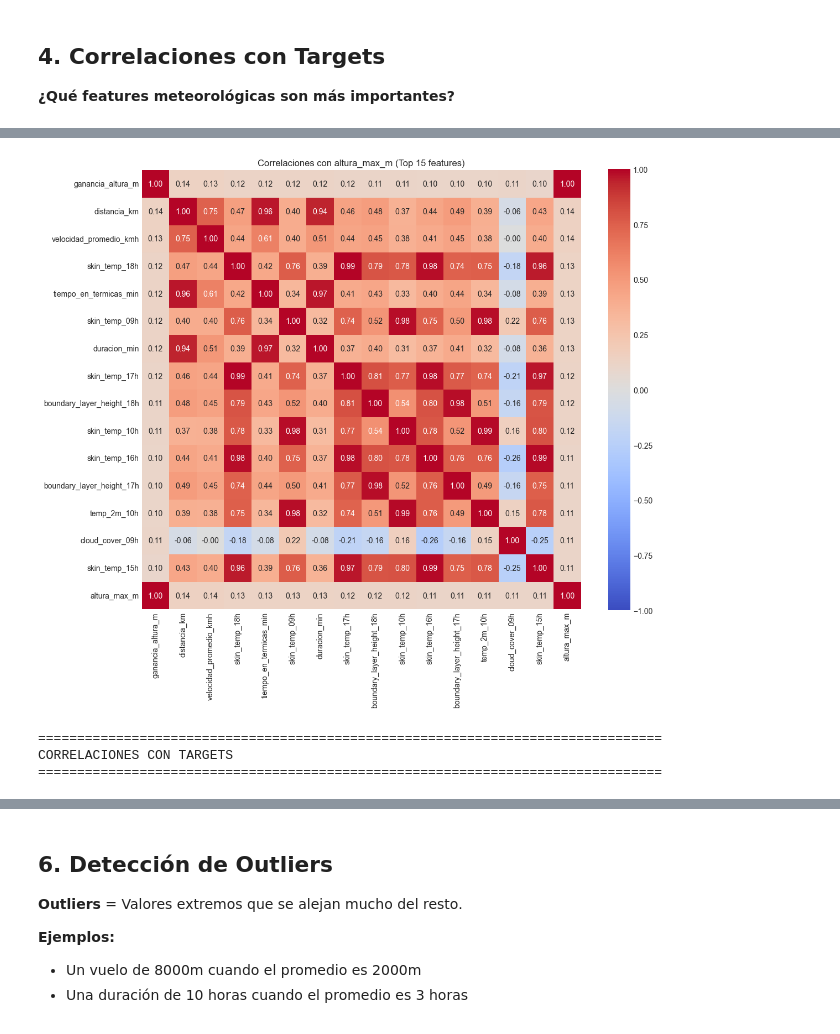
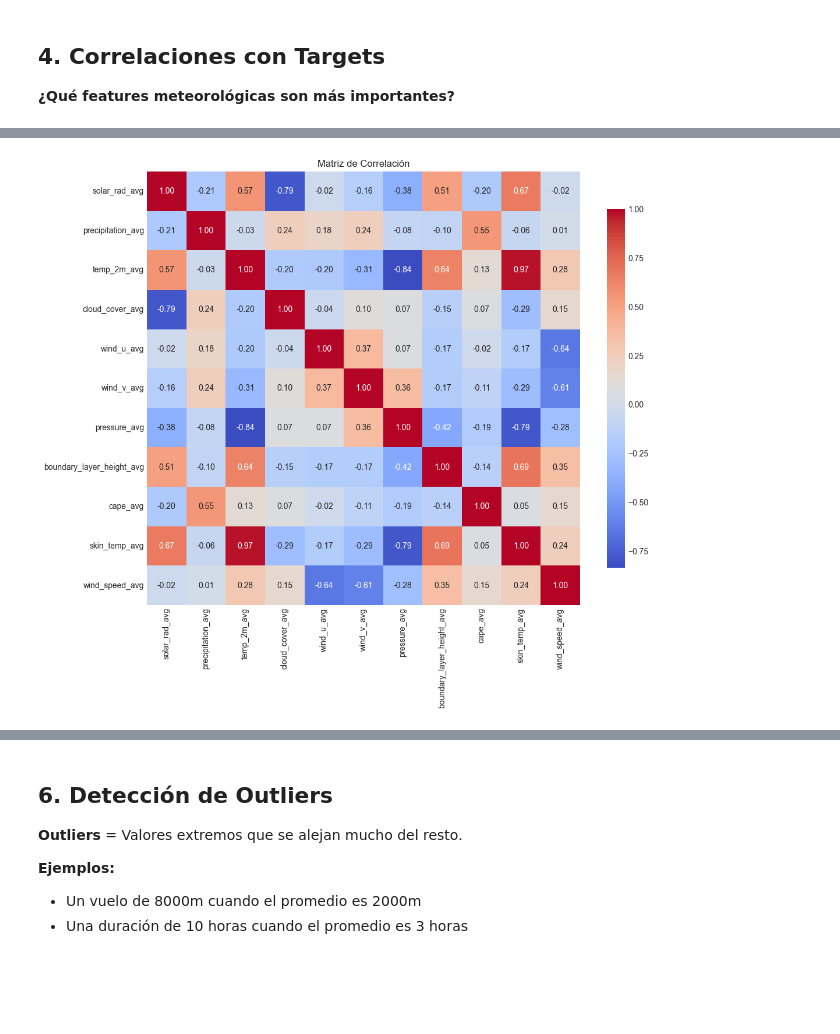
Before and after one commit to estanislaomolina/TP-Final-ML, a Jupyter notebook: data analysis/01_EDA_Preprocesamiento.ipynb, the cells around one changed output, grey strips where cells are left out. Drawn from its saved outputs; the diff is of its cells as text; code cells hidden in the pictures; blank space fills up the shorter version.

```diff
--- a/data analysis/01_EDA_Preprocesamiento.ipynb
+++ b/data analysis/01_EDA_Preprocesamiento.ipynb
@@ -72,7 +78,8 @@ Primeras filas:
 ## 2. Resumen del Dataset
 # %%
 resumen_dataset(df)
-flight_features = ["fecha","pilot","competition_id","altura_max_m","altura_min_m","altura_despegue_m","altura_aterrizaje_m","ganancia_altura_m","rango_altura_m","duracion_min","duracion_horas","distancia_km","velocidad_promedio_kmh","lat_despegue","lon_despegue","hora_despegue_decimal","num_gps_fixes","frecuencia_muestreo_seg","num_termicas","intensidad_termicas_mean_ms","intensidad_termicas_max_ms","intensidad_termicas_min_ms","intensidad_termicas_std_ms","altura_base_termicas_mean_m","altura_tope_termicas_mean_m","altura_base_termicas_min_m","altura_tope_termicas_max_m","ganancia_por_termica_mean_m","ganancia_por_termica_max_m","duracion_termica_mean_seg","duracion_termica_max_seg","hora_primera_termica","hora_ultima_termica","dispersion_termicas_lat","dispersion_termicas_lon","tiempo_en_termicas_min","tiempo_en_planeo_min","porcentaje_tiempo_termicas","tasa_ascenso_mean_ms","tasa_descenso_mean_ms","bearing_change_mean_deg","bearing_change_max_deg","bearing_change_std_deg","ground_speed_mean_kmh","ground_speed_max_kmh","ground_speed_min_kmh","ground_speed_std_kmh","hora_inicio_decimal","hora_fin_decimal","altura_mean_manana_m","altura_mean_mediodia_m","altura_mean_tarde1_m","altura_mean_tarde2_m","lat_min","lat_max","lon_min","lon_max","lat_centro","lon_centro","rango_lat_deg","rango_lon_deg","distancia_max_despegue_km","area_vuelo_km2","altura_std_m","altura_cv","cambio_altura_mean_m","cambio_altura_std_m","filename","flight_id"]
+flight_features = ["fecha","pilot","glider","competition_id","altura_max_m","altura_min_m","altura_despegue_m","altura_aterrizaje_m","ganancia_altura_m","rango_altura_m","duracion_min","duracion_horas","distancia_km","velocidad_promedio_kmh","lat_despegue","lon_despegue","hora_despegue","hora_despegue_decimal","num_gps_fixes","frecuencia_muestreo_seg","num_termicas","intensidad_termicas_mean_ms","intensidad_termicas_max_ms","intensidad_termicas_min_ms","intensidad_termicas_std_ms","altura_base_termicas_mean_m","altura_tope_termicas_mean_m","altura_base_termicas_min_m","altura_tope_termicas_max_m","ganancia_por_termica_mean_m","ganancia_por_termica_max_m","duracion_termica_mean_seg","duracion_termica_max_seg","hora_primera_termica","hora_ultima_termica","dispersion_termicas_lat","dispersion_termicas_lon","tiempo_en_termicas_min","tiempo_en_planeo_min","porcentaje_tiempo_termicas","tasa_ascenso_mean_ms","tasa_descenso_mean_ms","bearing_change_mean_deg","bearing_change_max_deg","bearing_change_std_deg","ground_speed_mean_kmh","ground_speed_max_kmh","ground_speed_min_kmh","ground_speed_std_kmh","hora_inicio_decimal","hora_fin_decimal","altura_mean_manana_m","altura_mean_mediodia_m","altura_mean_tarde1_m","altura_mean_tarde2_m","lat_min","lat_max","lon_min","lon_max","lat_centro","lon_centro","rango_lat_deg","rango_lon_deg","distancia_max_despegue_km","area_vuelo_km2","altura_std_m","altura_cv","cambio_altura_mean_m","cambio_altura_std_m","filename","flight_id"]
+weather_features = ["solar_rad","precipitation","temp_2m","cloud_cover","wind_u","wind_v","pressure","boundary_layer_height","cape","skin_temp","wind_speed"]
 # %% [output]
 ================================================================================
 RESUMEN DEL DATASET
@@ -160,4 +169,5 @@ Primero saco las columnas del dataset que no van a ser utilizadas para la predic
 # %%
 for col in flight_features:
-    if col in df.columns and col not in targets_reg:
+    if col in df.columns and col not in targets_reg and col != "hora_despegue" and col != "fecha":
         df.drop(columns=col, inplace=True)
+df.head()
@@ -163,0 +184,3 @@ for col in flight_features:
+# %%
+df, weather_avg= add_avg(df, weather_features)
+df.head()
@@ -168,12 +215,5 @@ TypeError: analizar_correlaciones() got an unexpected keyword argument 'flight_f
 # %%
 # Heatmap para altura_max_m
-plot_correlacion_heatmap(df, ['altura_max_m'], top_n=15)
+plot_correlation_matrix(df, weather_avg)
 # %% [output]
-[figure, old version]
+[figure, new version]
-# %%
-# Correlaciones para duracion_horas
-analizar_correlaciones(df, ['duracion_horas'], top_n=20)
-# %% [output]
-================================================================================
-CORRELACIONES CON TARGETS
-================================================================================
```
Also changed, not shown: parts of 12 cells of this notebook, 2 other files.
